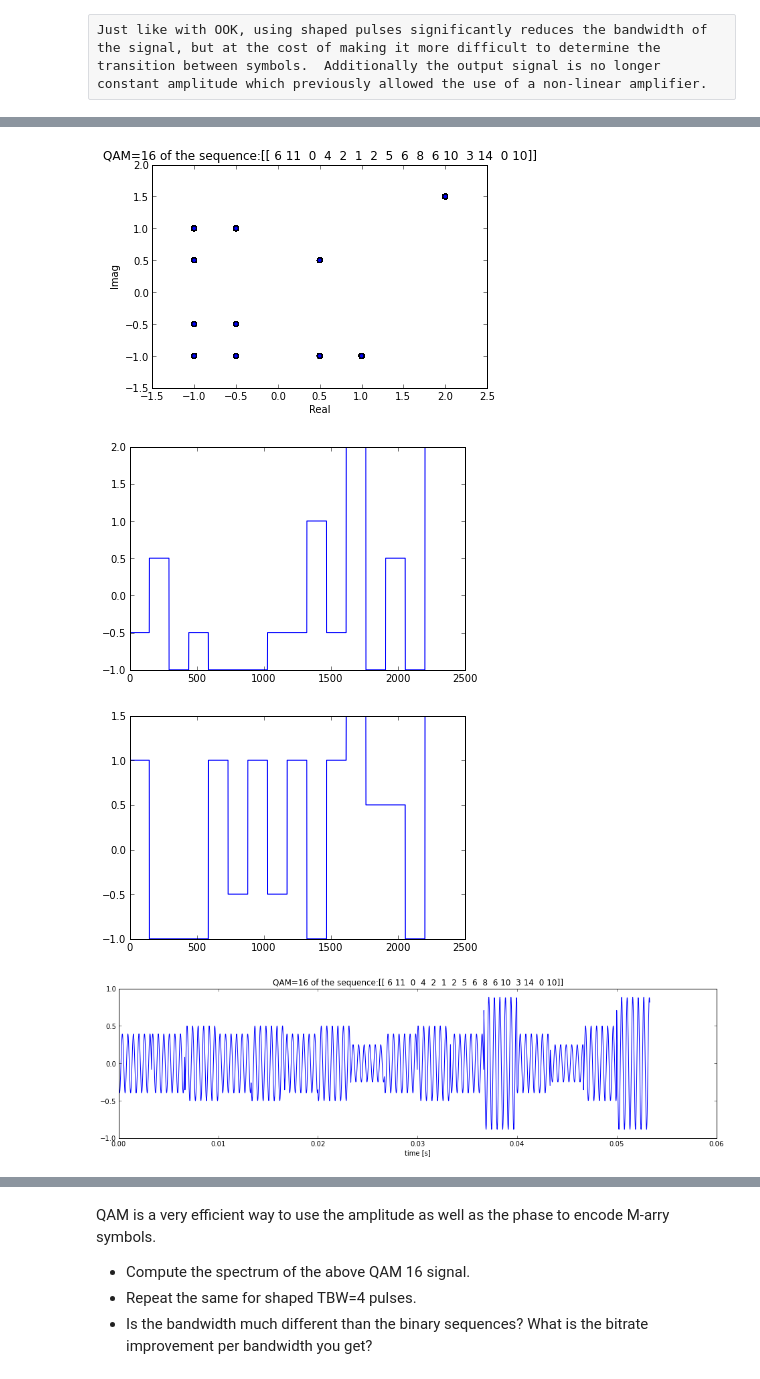
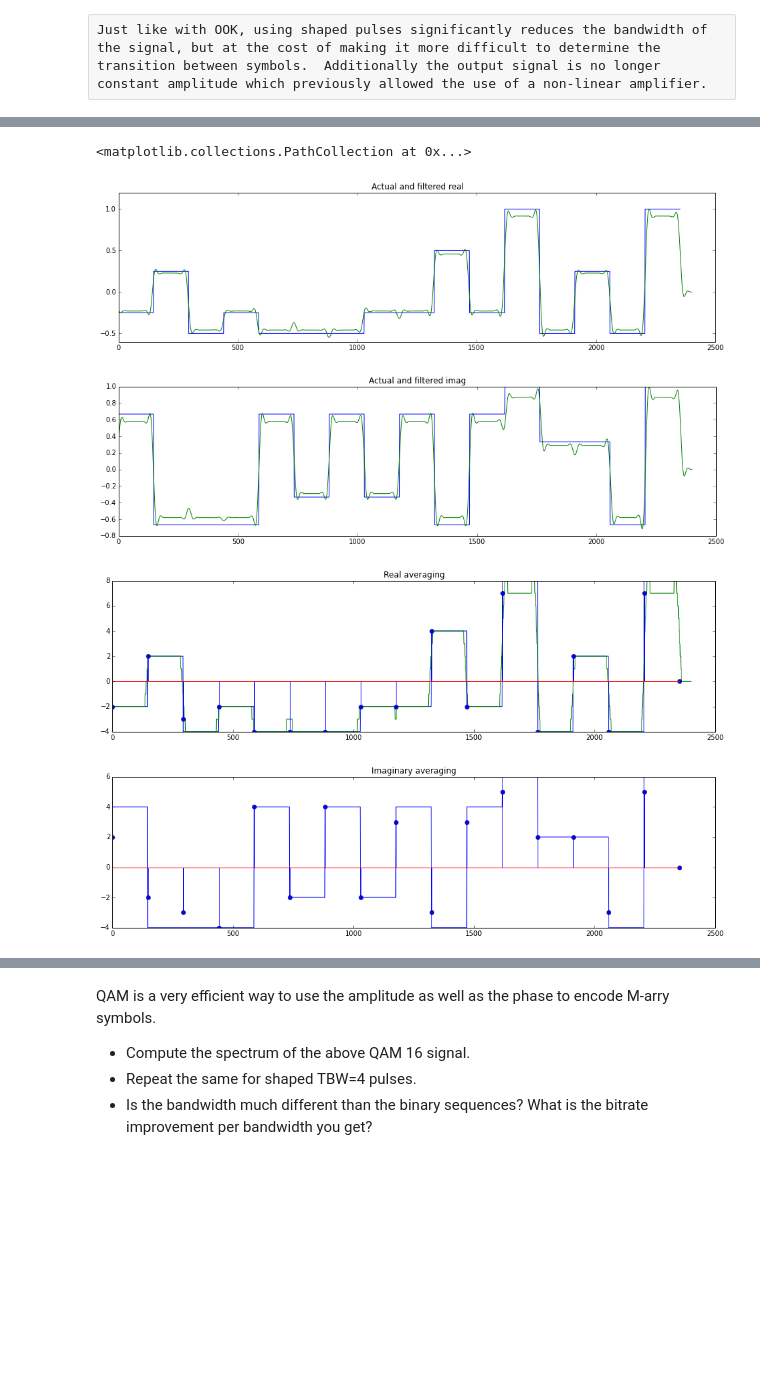
Before and after one commit to ganlubbq/ham_qam, a Jupyter notebook: test_QAM.ipynb, the cells around one changed output, grey strips where cells are left out. Saved outputs shown, nothing was run; the diff lists cells and outputs as text; code cells hidden in the pictures; blank space fills up the shorter version.

```diff
--- a/test_QAM.ipynb
+++ b/test_QAM.ipynb
@@ -346,34 +350,34 @@ M = np.tile(code[bits],(1,Ns))
 t = r_[0.0:N]/fs
 
 
-fig = figure()
-scatter(M.real.ravel(), M.imag.ravel())
+#fig = figure()
+#scatter(M.real.ravel(), M.imag.ravel())
 
-xlabel('Real')
-ylabel('Imag')
-title("QAM=16 of the sequence:"+ np.array2string(transpose(bits)))
+#xlabel('Real')
+#ylabel('Imag')
+#title("QAM=16 of the sequence:"+ np.array2string(transpose(bits)))
 
-fig = figure()
-plot(M.real.ravel())
-figure()
-plot(M.imag.ravel())
+#fig = figure()
+#plot(M.real.ravel())
+#figure()
+#plot(M.imag.ravel())
 
 
 # these are two ways of producing the same result:
 #QAM = (M.real.ravel()*cos(2*pi*f0*t) - M.imag.ravel()*sin(2*pi*f0*t))/2/sqrt(2)
-QAM = real(M.ravel()*exp(1j*2*pi*f0*t))/sqrt(2)/2
-fig = figure(figsize = (16,4))
-plot(t,QAM.real)
-xlabel('time [s]')
-title("QAM=16 of the sequence:"+ np.array2string(transpose(bits)))
+QAM = np.real(M.ravel()*exp(1j*2*pi*f0*t))/sqrt(2)/2
+#fig = figure(figsize = (16,4))
+#plot(t,QAM.real)
+#xlabel('time [s]')
+#title("QAM=16 of the sequence:"+ np.array2string(transpose(bits)))
 
 QAM = (M.real.ravel()*cos(2*pi*f0*t) - M.imag.ravel()*sin(2*pi*f0*t))/2/sqrt(2)
 #QAM = qam(bits, 1800, shaped=True, plot=True)[:len(M.ravel())]
-fig = figure(figsize = (16,4))
-plot(t,QAM.real)
-plot(t,QAM.imag)
-xlabel('time [s]')
-title("QAM=16 of the sequence:"+ np.array2string(transpose(bits)))
+#fig = figure(figsize = (16,4))
+#plot(t,QAM.real)
+#plot(t,QAM.imag)
+#xlabel('time [s]')
+#title("QAM=16 of the sequence:"+ np.array2string(transpose(bits)))
 
 #signal.firwin()
 r = QAM*cos(2*pi*f0*t)
@@ -389,13 +393,13 @@ frange = np.linspace(-fs/2,fs/2,len(r))
 frange_filt = np.linspace(-fs/2,fs/2,len(r_lp))
 #plt.plot(frange_filt, abs(fft.fftshift(fft.fft(lp))))
 
-fig = figure(figsize = (16,4))
-plt.plot(frange, abs(fft.fftshift(fft.fft(r))))
-plt.plot(frange_filt, abs(fft.fftshift(fft.fft(r_lp))))
+#fig = figure(figsize = (16,4))
+#plt.plot(frange, abs(np.fft.fftshift(np.fft.fft(r))))
+#plt.plot(frange_filt, abs(np.fft.fftshift(np.fft.fft(r_lp))))
 
-fig = figure(figsize = (16,4))
-plt.plot(frange, abs(fft.fftshift(fft.fft(i))))
-plt.plot(frange_filt, abs(fft.fftshift(fft.fft(i_lp))))
+#fig = figure(figsize = (16,4))
+#plt.plot(frange, abs(np.fft.fftshift(np.fft.fft(i))))
+#plt.plot(frange_filt, abs(np.fft.fftshift(np.fft.fft(i_lp))))
 
 #r_env = abs(r_lp)
 #i_env = abs(i_lp)
@@ -416,23 +420,37 @@ idx = r_[0:len(r):len(r)/16]
 r = r/max(r)*max(M.real.ravel())*4
 i = i/max(i)*max(M.imag.ravel())*4
 
+print "i: ", i
+
 r = np.around(r)
 i = np.around(i)
 
 r_dec = np.around(r[idx])
 i_dec = np.around(i[idx])
 
-offset = len(r)/16
+#offset = len(r)/16
+offset = len(M.real.ravel())/16
 fig = figure(figsize = (16,4))
 plot(M.real.ravel()*4)
 plot(r)
 stem(r_[0:len(r):offset], r_dec)
-
+title('Real averaging')
+print "len(r)", len(r)
+print "len(r_dec)", len(r_dec)
+print "len(M.real.ravel()*4), ", len(M.real.ravel())
+r_avg = []
+periods = r_[0:len(r):offset]
+print "periods: ", periods
+for i in periods[0:-1]:
+    current_avg = np.average(r[i:i+offset])
+    r_avg = np.append(r_avg, current_avg)
 fig = figure(figsize = (16,4))
 plot(M.imag.ravel()*4)
-plot(i)
+#plot(i)
+print "i ", i
 stem(r_[0:len(r):offset], i_dec)
 #plot(i_dec)
+title('Imaginary averaging')
 fig = figure(figsize = (8,8))
 scatter(M.real.ravel()*4, M.imag.ravel()*4, c='r')
 scatter(r_dec, i_dec, c='g')
@@ -441,4 +466,5 @@ scatter(r_dec, i_dec, c='g')
+<matplotlib.collections.PathCollection at 0x...>
-[figure, old version]
+[figure, new version]
-[figure, old version]
+[figure, new version]
-[figure, old version]
+[figure, new version]
-[figure, old version]
+[figure, new version]
```
Also changed, not shown: parts of 12 cells of this notebook.
